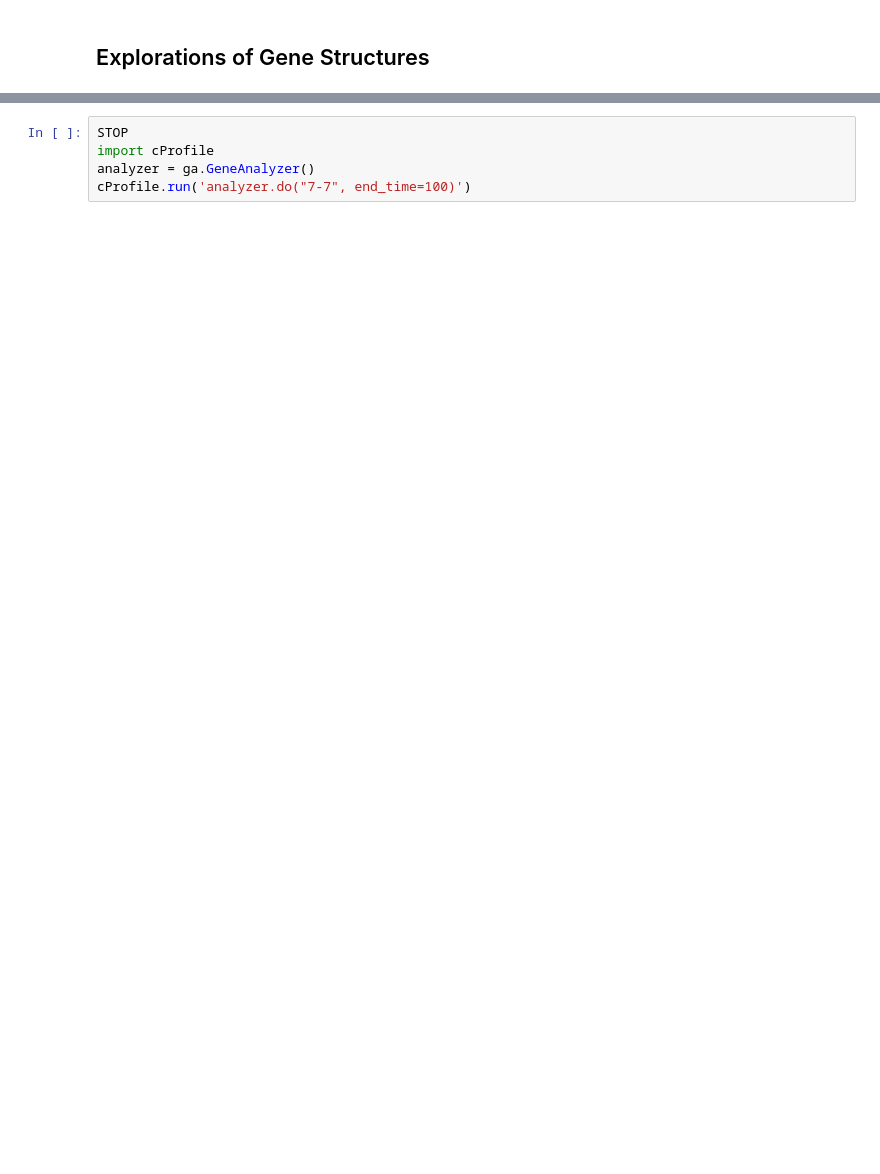
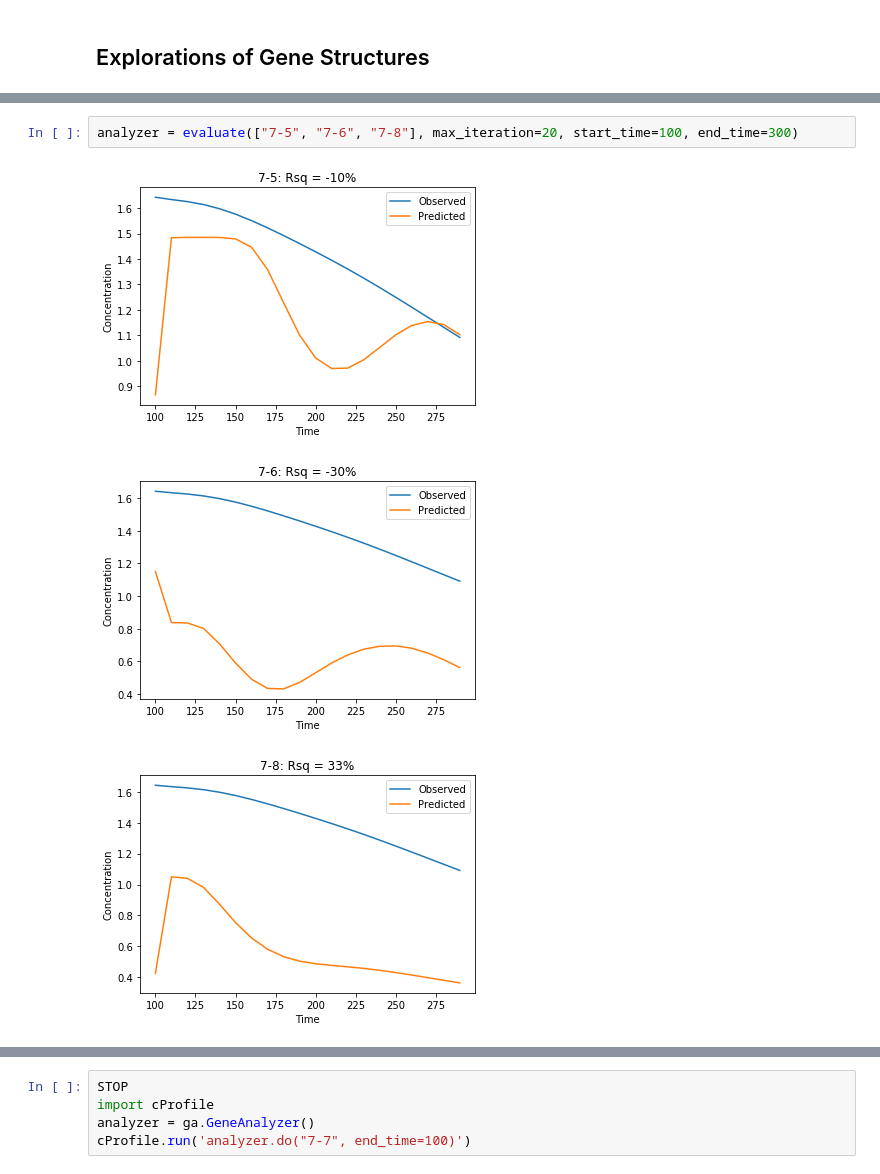
Before and after one commit to ModelEngineering/advancing-biomedical-models, a Jupyter notebook: ModelingGame/game_analysis.ipynb, the cells around one changed output, grey strips where cells are left out. Drawn from its saved outputs; the diff is of its cells as text; blank space fills up the shorter version.

```diff
--- a/ModelingGame/game_analysis.ipynb
+++ b/ModelingGame/game_analysis.ipynb
@@ -32,0 +35,6 @@ evaluate(["7-7"], max_iteration=20, end_time=200)
+# %%
+analyzer = evaluate(["7-5", "7-6", "7-8"], max_iteration=20, start_time=100, end_time=300)
+# %% [output]
+[figure, added]
+[figure, added]
+[figure, added]
```
Also changed, not shown: parts of 12 cells of this notebook.
